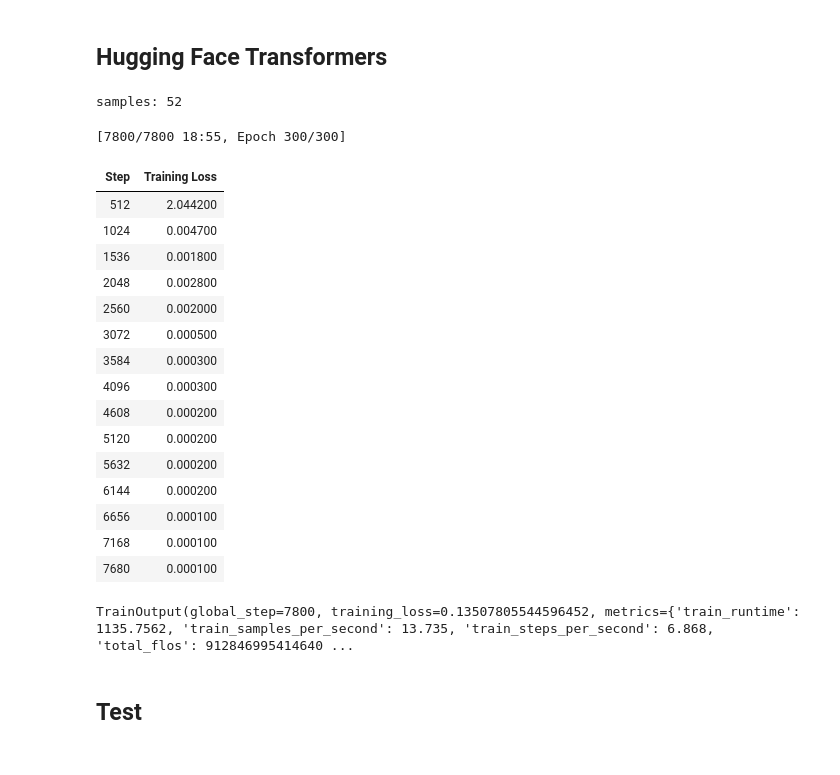
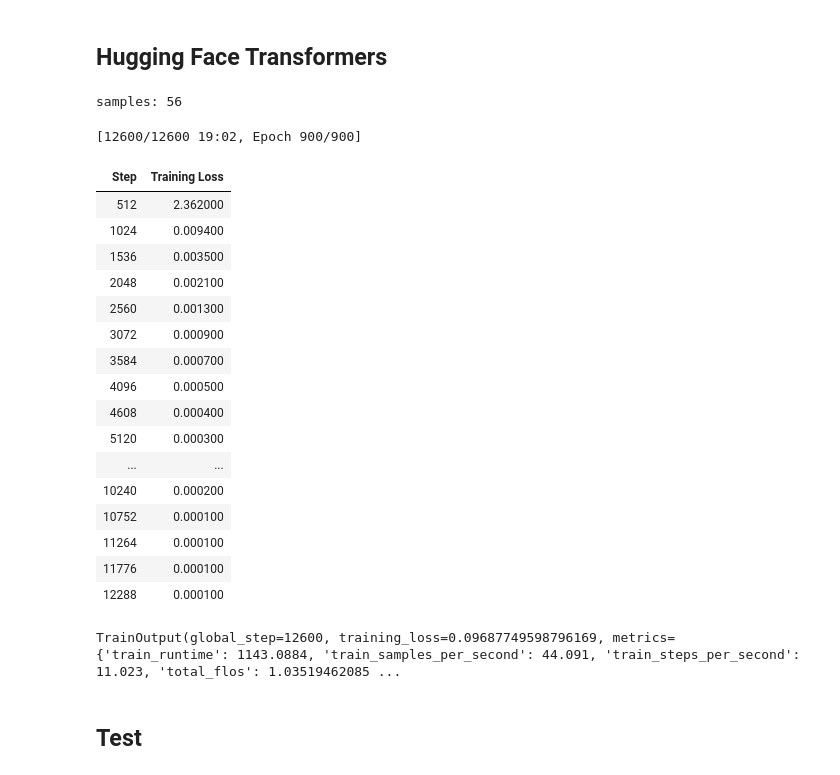
Before and after one commit to JoeyShapiro/GPT-Scratch-TimeSeries, a Jupyter notebook: gpt-timeseries.ipynb, the cells around one changed output. Drawn from its saved outputs; the diff is of its cells as text; code cells hidden in the pictures.

```diff
--- a/gpt-timeseries.ipynb
+++ b/gpt-timeseries.ipynb
@@ -258,14 +258,14 @@ class GPTDataset(Dataset):
 ## every id for a given token is embedded to vector of this size
 n_embd            = 768        # GPT-2
 n_head            = 4#12         # GPT-2
-n_layer           = 8#12         # GPT-2
-dropout           = 0.1        # GPT-2
+n_layer           = 4#12         # GPT-2
+dropout           = 0.2#0.1        # GPT-2
 
-learning_rate     = 0.0003#2.5e-4     # GPT-2
+learning_rate     = 2.5e-4     # GPT-2
 vocab_size        = 50_257     # GPT-2 50_257
-block_size        = 1024       # GPT-2 (context) ## N tokens in sequence
+block_size        = 512 # 1024       # GPT-2 (context) ## N tokens in sequence
 
-batch_size        = 2
+batch_size        = 4
 # max_iters         = 512
 eval_interval     = 512
 # eval_iters        = 128
@@ -289,12 +289,12 @@ from transformers.modeling_outputs import CausalLMOutput
 class GPTConfig(PretrainedConfig):
     def __init__(
         self,
-        block_size=40,
-        vocab_size=98,
-        n_embd=512,
+        block_size=1024,
+        vocab_size=50_257,
+        n_embd=768,
         n_head=8,
-        n_layer=6,
-        dropout=0.2,
+        n_layer=8,
+        dropout=0.1,
         **kwargs
     ):
         super().__init__(**kwargs)
@@ -338,16 +338,16 @@ class GPTModelForTrainer(PreTrainedModel):
             logits=logits,
         )
 # %%
-train_dataset = GPTDataset()
+train_dataset = GPTDataset(max_length=block_size)
 # %% [output]
-samples: 52
+samples: 56
 # %%
 from transformers import Trainer
 from transformers import TrainingArguments
 
 training_args = TrainingArguments(
     output_dir="./gpt_model",
-    num_train_epochs=300,
+    num_train_epochs=900,
     per_device_train_batch_size=batch_size,
     # per_device_eval_batch_size=batch_size,
     # eval_steps=eval_interval,
@@ -358,50 +358,51 @@ training_args = TrainingArguments(
     # fp16=True,  # if you want to use mixed precision training
     # evaluation_strategy="steps",
     logging_dir="./logs",
     logging_steps=eval_interval,
     dataloader_pin_memory=False,
 )
 
 # Wrap the model
 config = GPTConfig(
     block_size=block_size,
     vocab_size=vocab_size,
     n_embd=n_embd,
     n_head=n_head,
     n_layer=n_layer,
     dropout=dropout,
 )
 
 model_for_trainer = GPTModelForTrainer(config)
 
 trainer = Trainer(
     model=model_for_trainer,
     args=training_args,
     train_dataset=train_dataset,
     # eval_dataset=eval_dataset,
 )
 
 # Start training
 trainer.train()
 # %% [output]
-[7800/7800 18:55, Epoch 300/300]
+[12600/12600 19:02, Epoch 900/900]
 | Step | Training Loss |
-| 512 | 2.044200 |
-| 1024 | 0.004700 |
-| 1536 | 0.001800 |
-| 2048 | 0.002800 |
-| 2560 | 0.002000 |
-| 3072 | 0.000500 |
-| 3584 | 0.000300 |
-| 4096 | 0.000300 |
-| 4608 | 0.000200 |
-| 5120 | 0.000200 |
-| 5632 | 0.000200 |
-| 6144 | 0.000200 |
-| 6656 | 0.000100 |
-| 7168 | 0.000100 |
-| 7680 | 0.000100 |
+| 512 | 2.362000 |
+| 1024 | 0.009400 |
+| 1536 | 0.003500 |
+| 2048 | 0.002100 |
+| 2560 | 0.001300 |
+| 3072 | 0.000900 |
+| 3584 | 0.000700 |
+| 4096 | 0.000500 |
+| 4608 | 0.000400 |
+| 5120 | 0.000300 |
+| ... | ... |
+| 10240 | 0.000200 |
+| 10752 | 0.000100 |
+| 11264 | 0.000100 |
+| 11776 | 0.000100 |
+| 12288 | 0.000100 |
-TrainOutput(global_step=7800, training_loss=0.13507805544596452, metrics={'train_runtime': 1135.7562, 'train_samples_per_second': 13.735, 'train_steps_per_second': 6.868, 'total_flos': 912846995414640 ...
+TrainOutput(global_step=12600, training_loss=0.09687749598796169, metrics={'train_runtime': 1143.0884, 'train_samples_per_second': 44.091, 'train_steps_per_second': 11.023, 'total_flos': 1.03519462085 ...
 # %% [markdown]
 ## Test
 # %%
```
Also changed, not shown: parts of 2 cells of this notebook.
